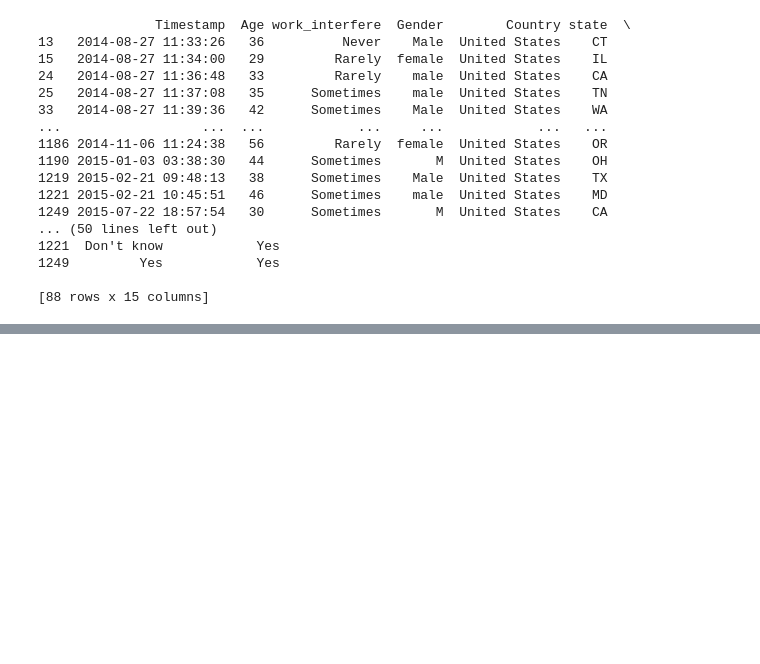
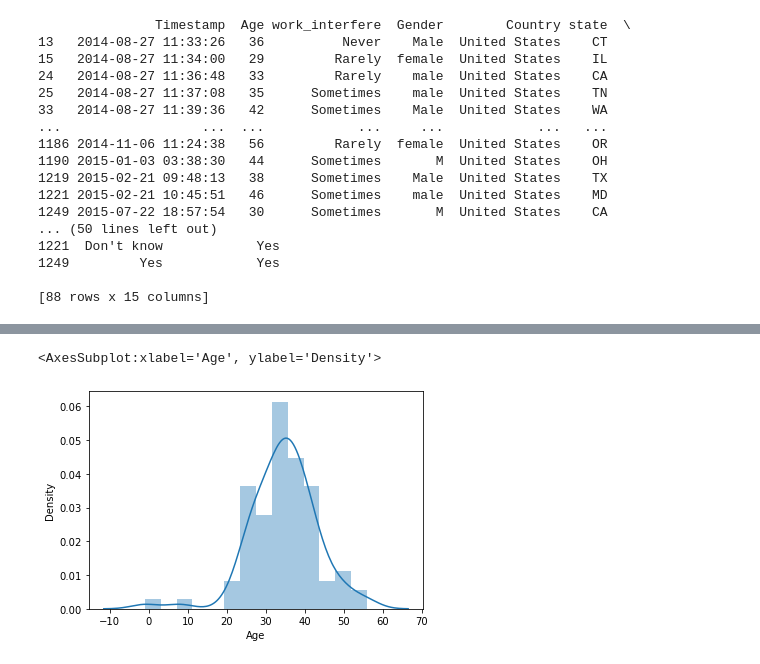
Before and after one commit to Swatipal786/Assignment-4-DATA-Swati_Pal_100845961, a Jupyter notebook: Assignment #4 - Final Assignment_1202-01_DATA_Swati_Pal_100845961.ipynb, the cells around one changed output, grey strips where cells are left out. Drawn from its saved outputs; the diff is of its cells as text; code cells hidden in the pictures; blank space fills up the shorter version.

```diff
--- a/Assignment #4 - Final Assignment_1202-01_DATA_Swati_Pal_100845961.ipynb
+++ b/Assignment #4 - Final Assignment_1202-01_DATA_Swati_Pal_100845961.ipynb
@@ -173,3 +173,10 @@ df2.head()
 | 24 | 2014-08-27 11:36:48 | 33 | Rarely | male | United States | CA | Relatively new job. Ask again later | No | ... |
 | 25 | 2014-08-27 11:37:08 | 35 | Sometimes | male | United States | TN | Sometimes I think about using dru... | No | ... |
 | 33 | 2014-08-27 11:39:36 | 42 | Sometimes | Male | United States | WA | I selected my current employer ba... | No | ... |
+# %%
+# Ploting a histogram of the distribution of ages
+
+sns.distplot(df2.Age)
+# %% [output]
+<AxesSubplot:xlabel='Age', ylabel='Density'>
+[figure, added]
```
